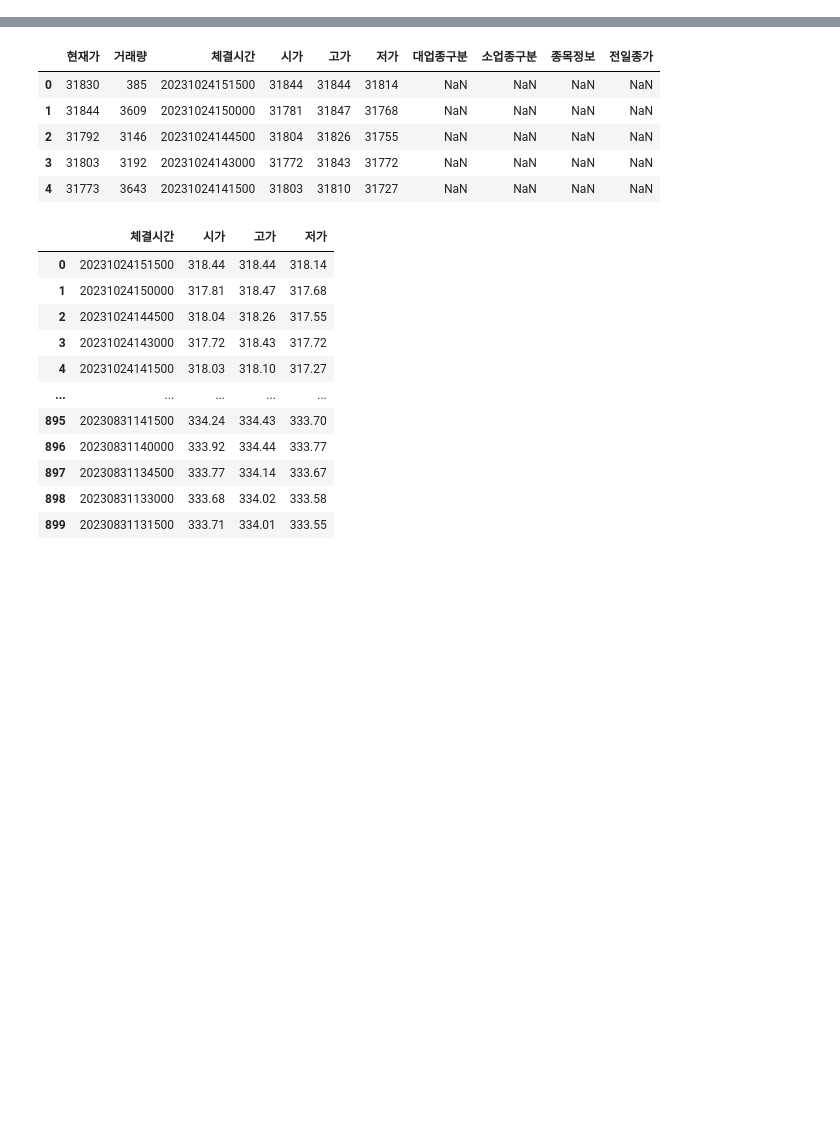
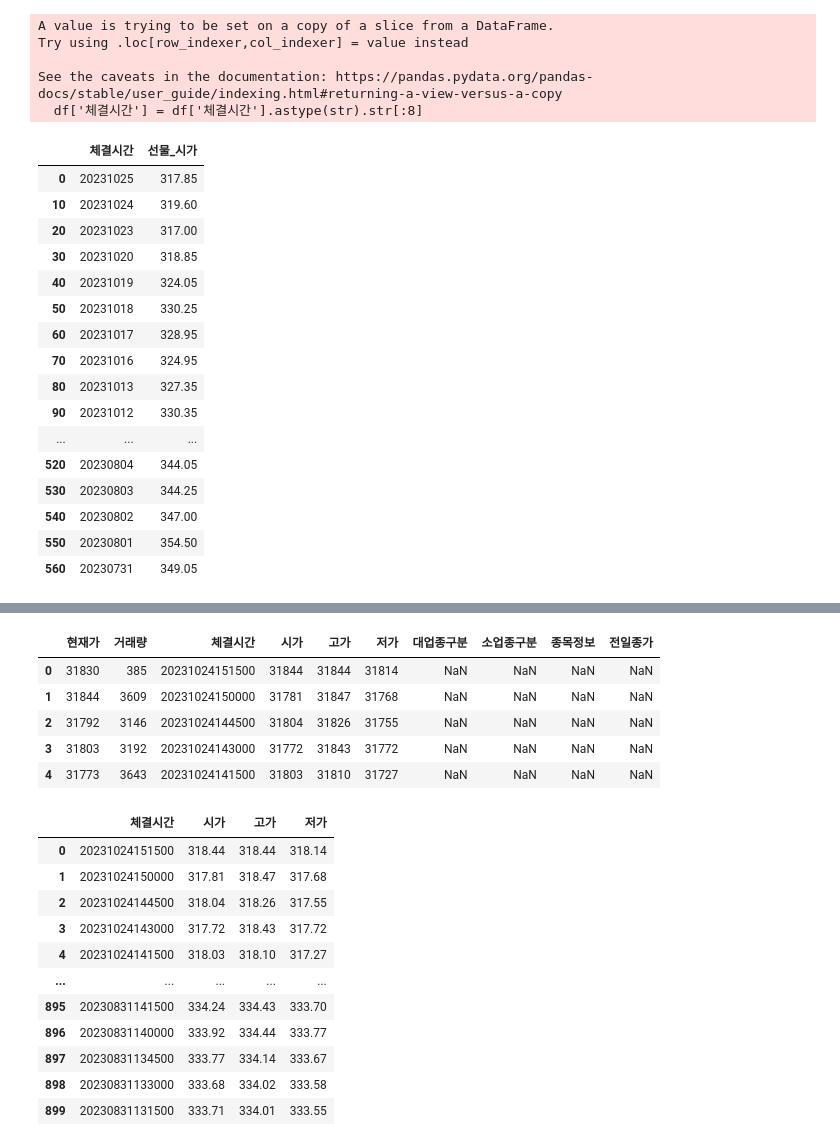
Before and after one commit to 324ysw2/Project1, a Jupyter notebook: basis/basis.ipynb, the cells around one changed output, grey strips where cells are left out. Saved outputs shown, nothing was run; the diff lists cells and outputs as text; code cells hidden in the pictures; blank space fills up the shorter version.

```diff
--- a/basis/basis.ipynb
+++ b/basis/basis.ipynb
@@ -45,0 +78,27 @@ Index(['체결시간', '선물_시가', '선물_고가', '선물_저가'], dtype
+# %%
+# 체결시간 뒤에 날리고 날짜로 맞춤
+df['체결시간'] = df['체결시간'].astype(str).str[:8]
+df
+# %% [output]
+A value is trying to be set on a copy of a slice from a DataFrame.
+Try using .loc[row_indexer,col_indexer] = value instead
+
+See the caveats in the documentation: https://pandas.pydata.org/pandas-docs/stable/user_guide/indexing.html#returning-a-view-versus-a-copy
+  df['체결시간'] = df['체결시간'].astype(str).str[:8]
+|  | 체결시간 | 선물_시가 |
+| 0 | 20231025 | 317.85 |
+| 10 | 20231024 | 319.60 |
+| 20 | 20231023 | 317.00 |
+| 30 | 20231020 | 318.85 |
+| 40 | 20231019 | 324.05 |
+| 50 | 20231018 | 330.25 |
+| 60 | 20231017 | 328.95 |
+| 70 | 20231016 | 324.95 |
+| 80 | 20231013 | 327.35 |
+| 90 | 20231012 | 330.35 |
+| ... | ... | ... |
+| 520 | 20230804 | 344.05 |
+| 530 | 20230803 | 344.25 |
+| 540 | 20230802 | 347.00 |
+| 550 | 20230801 | 354.50 |
+| 560 | 20230731 | 349.05 |
```
Also changed, not shown: parts of 21 cells of this notebook, 3 other files.
